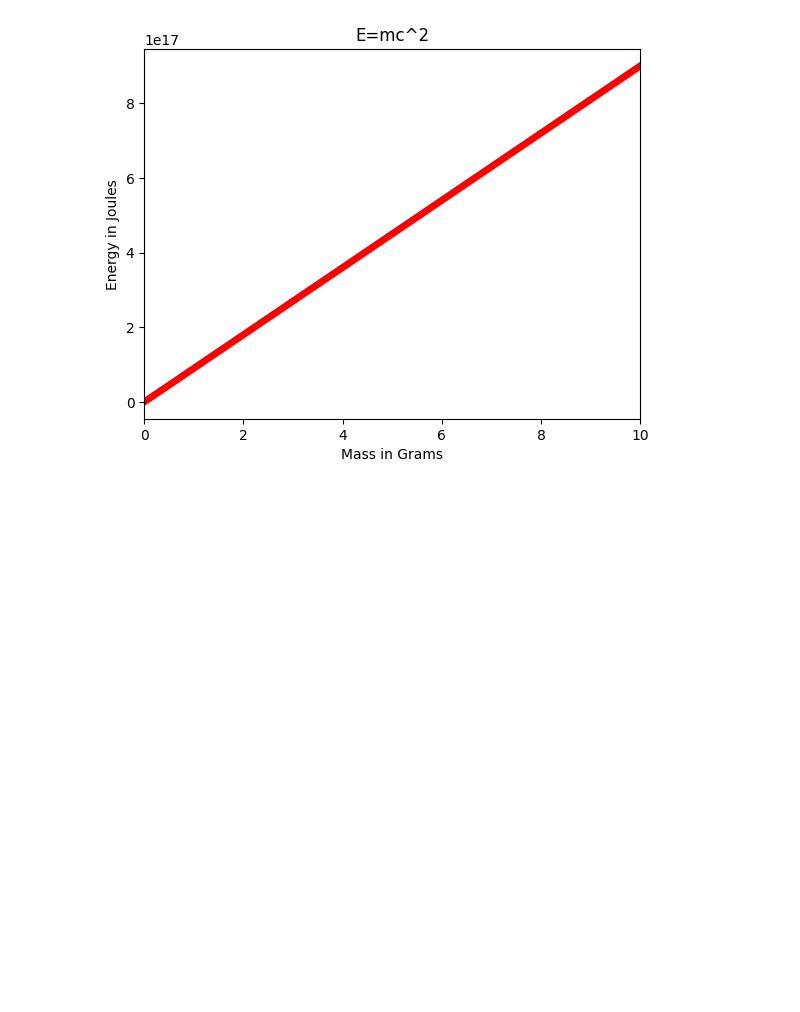
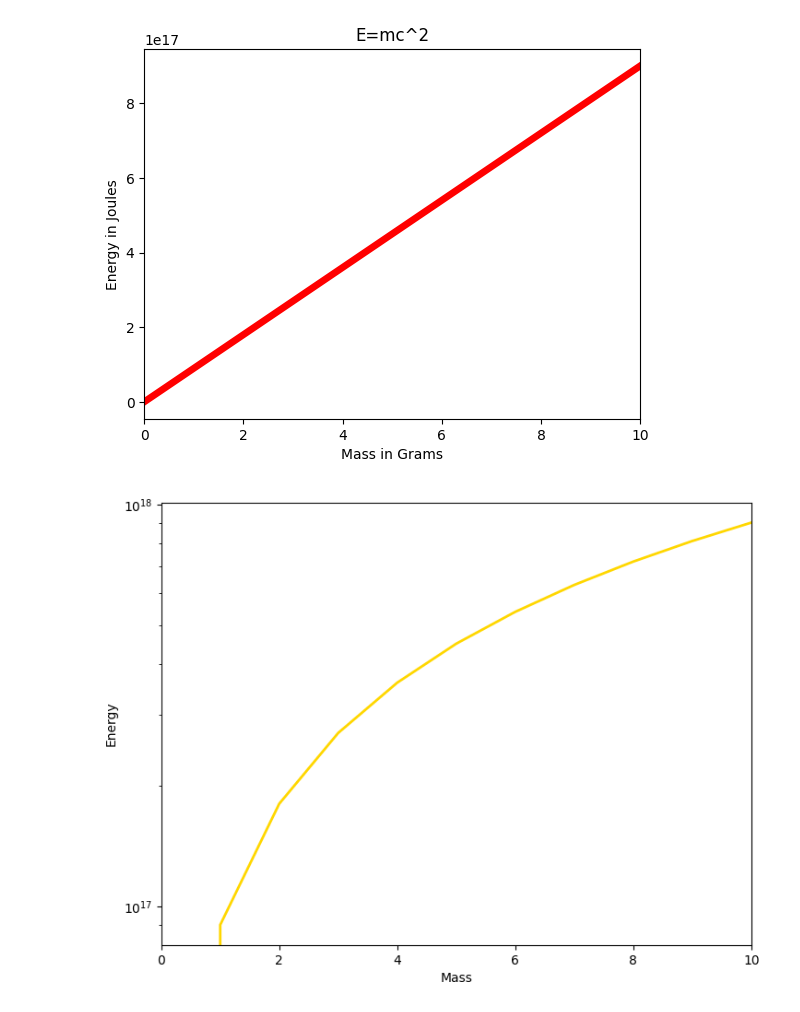
Before and after one commit to kellyjj/pythonMLClass, a Jupyter notebook: lesson6Excersise.ipynb, the cells around one changed output. Saved outputs shown, nothing was run; the diff lists cells and outputs as text; code cells hidden in the pictures; blank space fills up the shorter version.

```diff
--- a/lesson6Excersise.ipynb
+++ b/lesson6Excersise.ipynb
@@ -34,3 +34,15 @@ plt.xlim(0,10)
 plt.show()
 # %% [output]
 [figure]
+# %%
+relfig = plt.figure()
+relaxes = relfig.add_axes([0,0,1,1])
+relaxes.set_ylabel("Energy")
+relaxes.set_xlabel("Mass")
+#relaxes.set_ylim(0,8)
+relaxes.set_xlim(0,10)
+relaxes.plot(m,E,color='gold',lw=2)
+relaxes.set_yscale('log')
+relfig.show()
+# %% [output]
+[figure, added]
```
Also changed, not shown: parts of 5 cells of this notebook, 1 other file.
